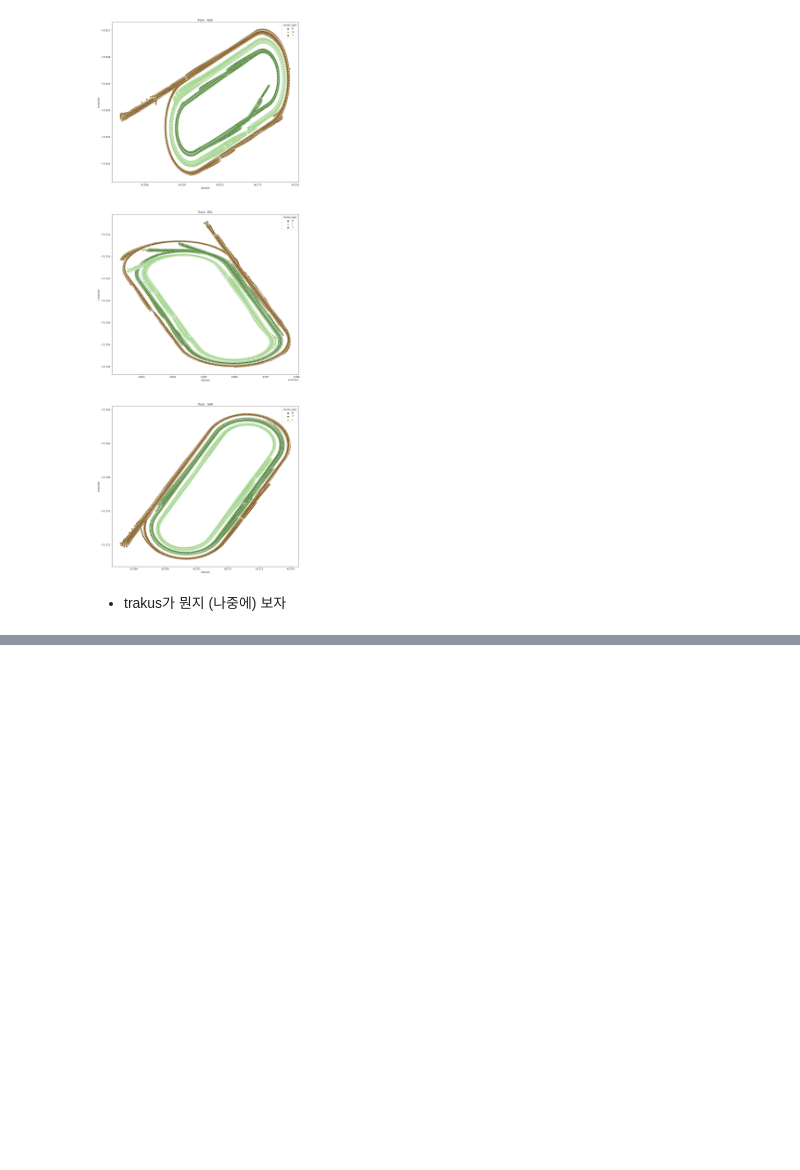
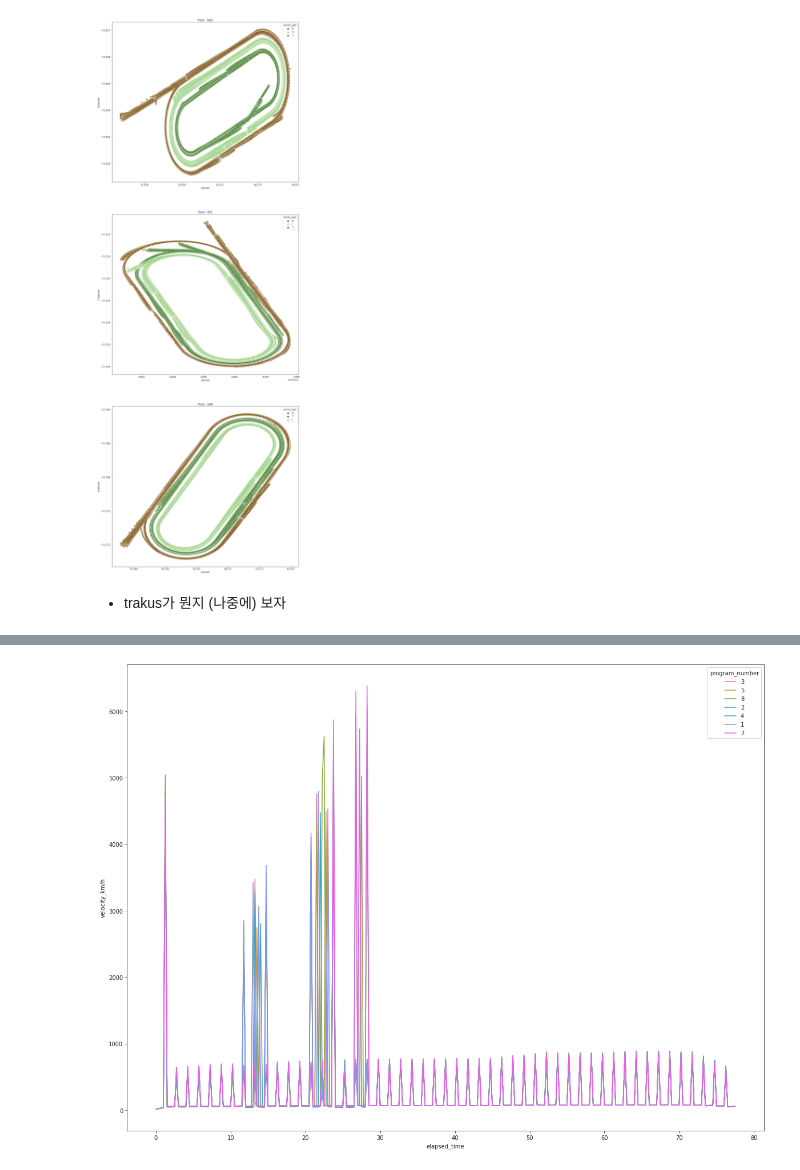
Before and after one commit to dowrave/Data_Analysis_Projects, a Jupyter notebook: 1-2022-derby-eda.ipynb, the cells around one changed output, grey strips where cells are left out. Cells and saved outputs as stored; diff of their text form; code cells hidden in the pictures; blank space fills up the shorter version.

```diff
--- a/1-2022-derby-eda.ipynb
+++ b/1-2022-derby-eda.ipynb
@@ -558,0 +531,3 @@ plt.figure(figsize = (20, 15))
+# %%
+test_race['next_lat'] = test_race.groupby('program_number')['latitude'].shift(-1)
+test_race['next_lon'] = test_race.groupby('program_number')['longitude'].shift(-1)
@@ -558,0 +559,10 @@ plt.figure(figsize = (20, 15))
+# %%
+test_race.loc[test_race['next_lat'].notnull(), 'moved'] = (test_race.apply
+                                                                           (lambda x : haversine((x['latitude'], x['longitude']),
+                                                                                                 (x['next_lat'], x['next_lon']),
+                                                                                                  unit = 'ft'),
+                                                                            axis = 1)
+                                                            )
+test_race['velocity'] = test_race['moved'] / 0.25 # feet per second
+test_velo_df = test_race[['race_number', 'program_number', 'trakus_index', 'moved', 'velocity']]
+test_velo_df
@@ -558,0 +583,5 @@ plt.figure(figsize = (20, 15))
+# %%
+# feet는 내가 직관적으로 볼 수 없어서 미터법으로 단위를 추가해서 보겠음
+
+test_velo_df['moved_km'] = test_velo_df['moved'].apply(lambda x : x / 3281)
+test_velo_df['velocity_km/h'] = test_velo_df['velocity'].apply(lambda x : x / 3281 * 3600)
@@ -558,0 +599,4 @@ plt.figure(figsize = (20, 15))
+# %%
+# elapsed_time 항 추가하기
+# groupby로 묶은 각 값에 row number를 넣고 거기에 0.25를 곱하면 될 거임
+test_velo_df['elapsed_time'] = ( test_velo_df.groupby(['race_number', 'program_number']).cumcount() ) * 0.25
@@ -558,0 +621,7 @@ plt.figure(figsize = (20, 15))
+# %%
+plt.figure(figsize = (20, 15))
+sns.lineplot(data = test_velo_df,
+            x = 'elapsed_time',
+            y = 'velocity_km/h',
+            hue = 'program_number')
+# %% [output]
@@ -558,0 +629 @@ plt.figure(figsize = (20, 15))
+[figure, added]
```
Also changed, not shown: parts of 22 cells of this notebook.
